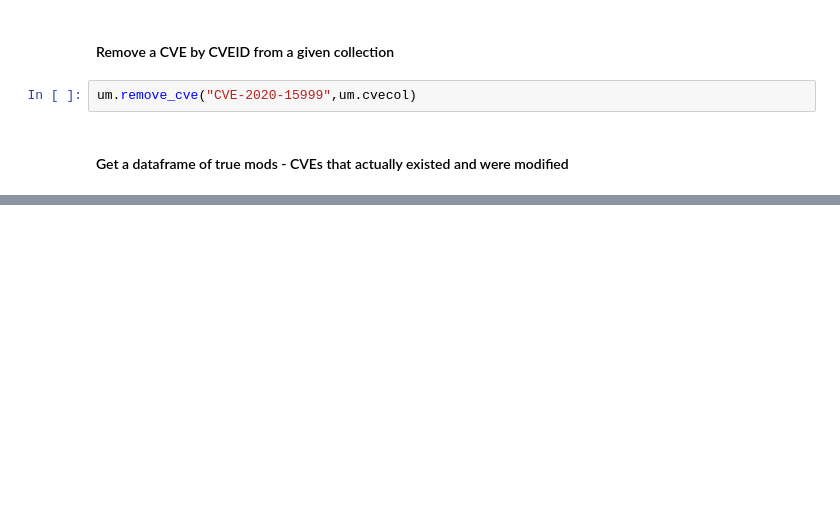
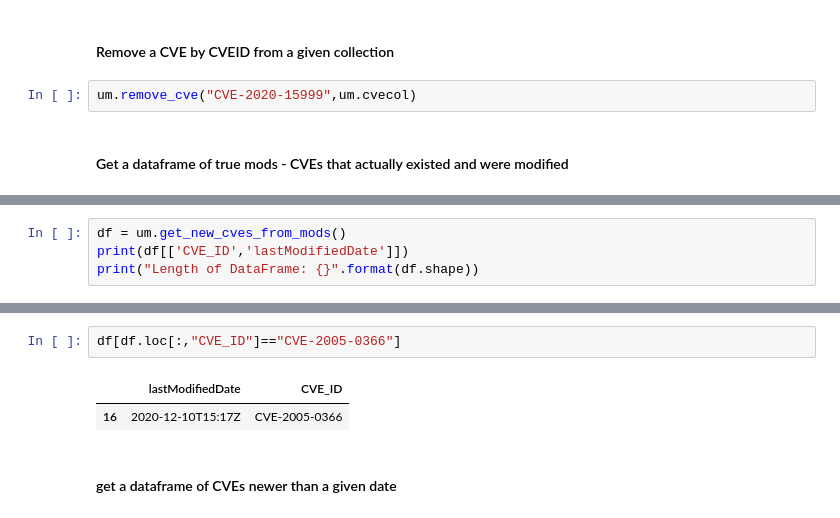
Before and after one commit to rayzupancic/nvdcve, a Jupyter notebook: mongodb-nvdcve_v1.1.ipynb, the cells around one changed output, grey strips where cells are left out. Drawn from its saved outputs; the diff is of its cells as text; blank space fills up the shorter version.

Commit message:
updated logic and added dataframe-based methods

```diff
--- a/mongodb-nvdcve_v1.1.ipynb
+++ b/mongodb-nvdcve_v1.1.ipynb
@@ -511,0 +630,4 @@ um.remove_cve("CVE-2020-15999",um.cvecol)
+# %%
+df = um.get_new_cves_from_mods()
+print(df[['CVE_ID','lastModifiedDate']])
+print("Length of DataFrame: {}".format(df.shape))
@@ -512 +650,8 @@ um.remove_cve("CVE-2020-15999",um.cvecol)
+# %%
+df[df.loc[:,"CVE_ID"]=="CVE-2005-0366"]
+# %% [output]
+|  | lastModifiedDate | CVE_ID |
+| 16 | 2020-12-10T15:17Z | CVE-2005-0366 |
+# %% [markdown]
+#### get a dataframe of CVEs newer than a given date
 # %%
```
Also changed, not shown: parts of 27 cells of this notebook.
